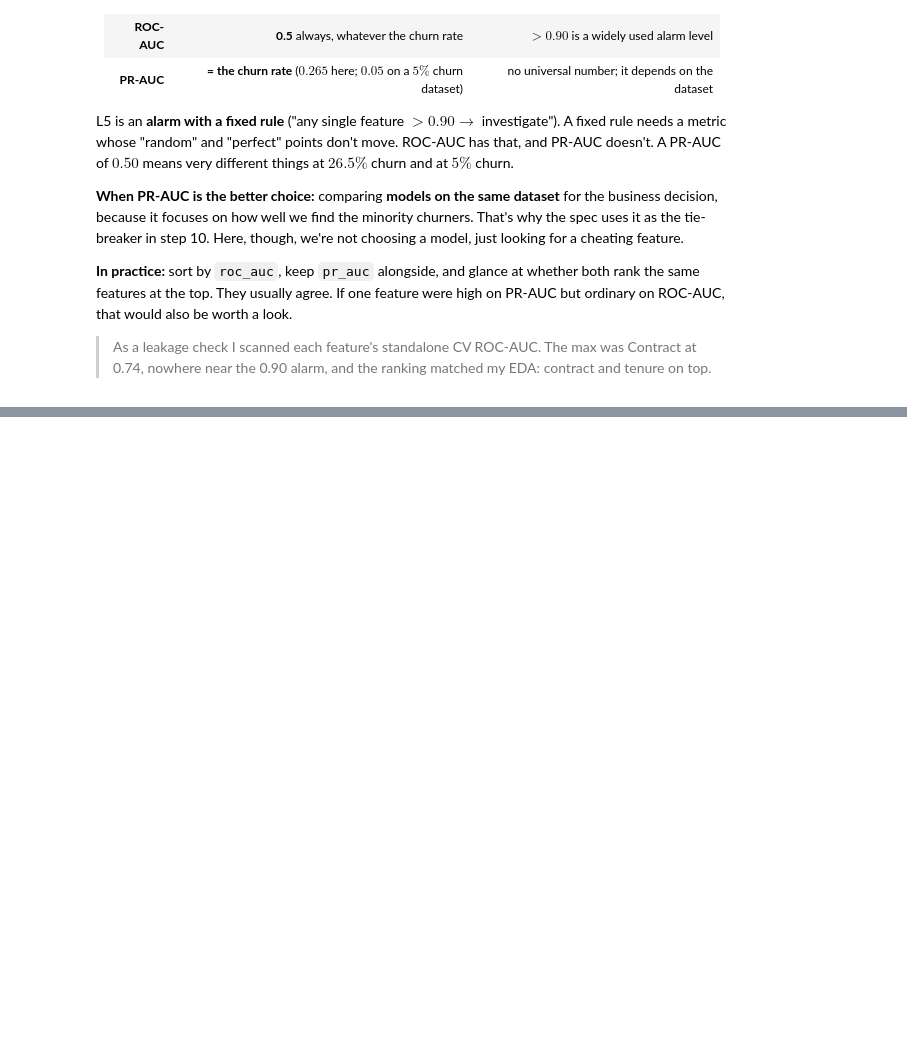
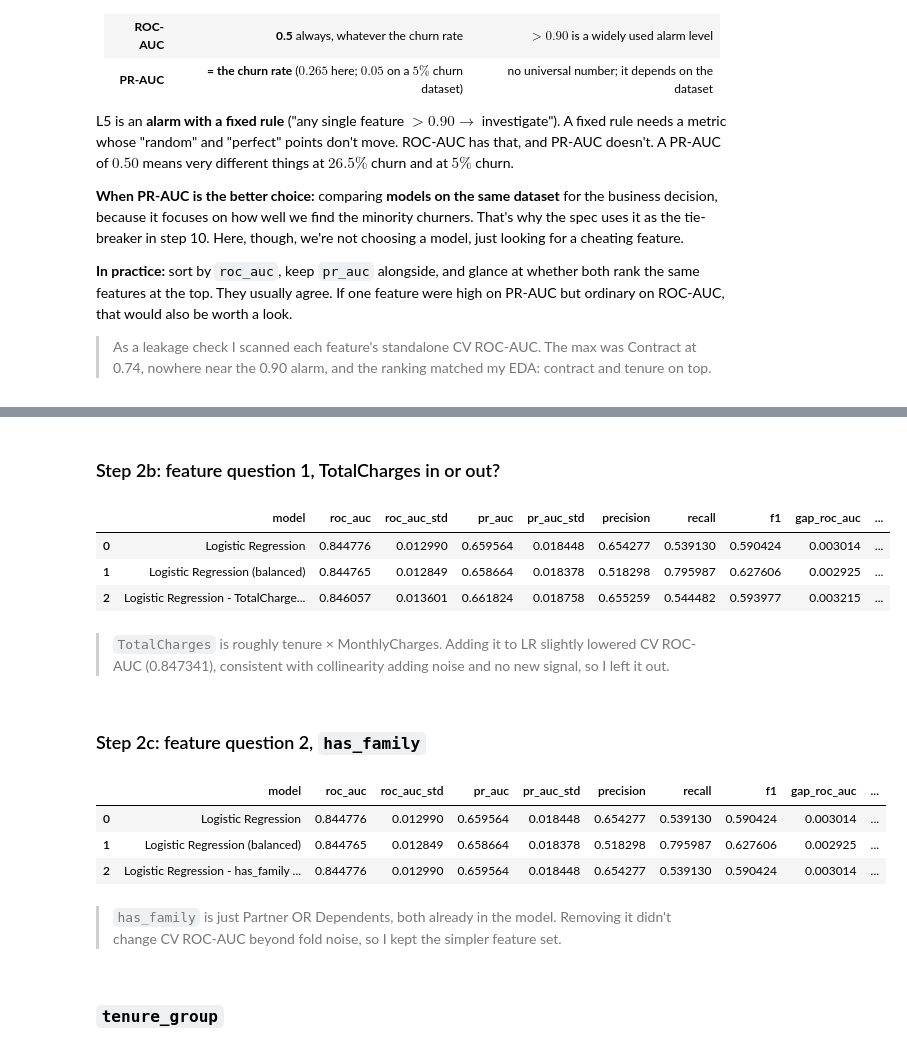
Before and after one commit to jeswingeorge/Telco-Customer-Churn-Kaggle, a Jupyter notebook: notebooks/4_baseline_models.ipynb, the cells around one changed output, grey strips where cells are left out. Saved outputs shown, nothing was run; the diff lists cells and outputs as text; code cells hidden in the pictures; blank space fills up the shorter version.

```diff
--- a/notebooks/4_baseline_models.ipynb
+++ b/notebooks/4_baseline_models.ipynb
@@ -366,0 +376,3 @@ run_cv(pipe_lr, "Logistic Regression")
+# %%
+## This list will hold the results of cross-validation for different models. Each entry will be a dictionary containing the model name and its performance metrics.
+results_cv = [run_cv(pipe_lr, "Logistic Regression")]
@@ -508,0 +583,4 @@ L5 is an **alarm with a fixed rule** ("any single feature $> 0.90 \rightarrow$ i
+# %%
+pipe_lr_bal = build_pipeline(LogisticRegression(max_iter=1000, class_weight="balanced"), model_type="lr")
+results_lr_bal = run_cv(pipe_lr_bal, "Logistic Regression (balanced)")
+results_lr_bal
@@ -508,0 +598,2 @@ L5 is an **alarm with a fixed rule** ("any single feature $> 0.90 \rightarrow$ i
+# %%
+results_cv.append(run_cv(pipe_lr_bal, "Logistic Regression (balanced)"))
@@ -508,0 +679,16 @@ L5 is an **alarm with a fixed rule** ("any single feature $> 0.90 \rightarrow$ i
+# %% [markdown]
+### Step 2b: feature question 1, TotalCharges in or out?
+# %%
+pipe_lr = build_pipeline(LogisticRegression(max_iter=1000),  model_type="lr", num_cols=config.NUM_COLS + ['TotalCharges'], cat_cols=config.CAT_COLS)
+results_lr_bal_variant = run_cv(pipe_lr, "Logistic Regression - TotalCharges included")
+# %%
+pd.DataFrame(results_cv + [results_lr_bal_variant])
+# %% [output]
+|  | model | roc_auc | roc_auc_std | pr_auc | pr_auc_std | precision | recall | f1 | gap_roc_auc | ... |
+| 0 | Logistic Regression | 0.844776 | 0.012990 | 0.659564 | 0.018448 | 0.654277 | 0.539130 | 0.590424 | 0.003014 | ... |
+| 1 | Logistic Regression (balanced) | 0.844765 | 0.012849 | 0.658664 | 0.018378 | 0.518298 | 0.795987 | 0.627606 | 0.002925 | ... |
+| 2 | Logistic Regression - TotalCharge... | 0.846057 | 0.013601 | 0.661824 | 0.018758 | 0.655259 | 0.544482 | 0.593977 | 0.003215 | ... |
+# %% [markdown]
+> `TotalCharges` is roughly tenure × MonthlyCharges. Adding it to LR slightly lowered CV ROC-AUC (0.847341), consistent with collinearity adding noise and no new signal, so I left it out.
+# %% [markdown]
+### Step 2c: feature question 2, `has_family`
@@ -508,0 +698,11 @@ L5 is an **alarm with a fixed rule** ("any single feature $> 0.90 \rightarrow$ i
+# %%
+pd.DataFrame(results_cv + [results_lr_fam_variant])
+# %% [output]
+|  | model | roc_auc | roc_auc_std | pr_auc | pr_auc_std | precision | recall | f1 | gap_roc_auc | ... |
+| 0 | Logistic Regression | 0.844776 | 0.012990 | 0.659564 | 0.018448 | 0.654277 | 0.539130 | 0.590424 | 0.003014 | ... |
+| 1 | Logistic Regression (balanced) | 0.844765 | 0.012849 | 0.658664 | 0.018378 | 0.518298 | 0.795987 | 0.627606 | 0.002925 | ... |
+| 2 | Logistic Regression - has_family ... | 0.844776 | 0.012990 | 0.659564 | 0.018448 | 0.654277 | 0.539130 | 0.590424 | 0.003014 | ... |
+# %% [markdown]
+> `has_family` is just Partner OR Dependents, both already in the model. Removing it didn't change CV ROC-AUC beyond fold noise, so I kept the simpler feature set.
+# %% [markdown]
+### `tenure_group`
```
Also changed, not shown: parts of 39 cells of this notebook, 4 other files.
